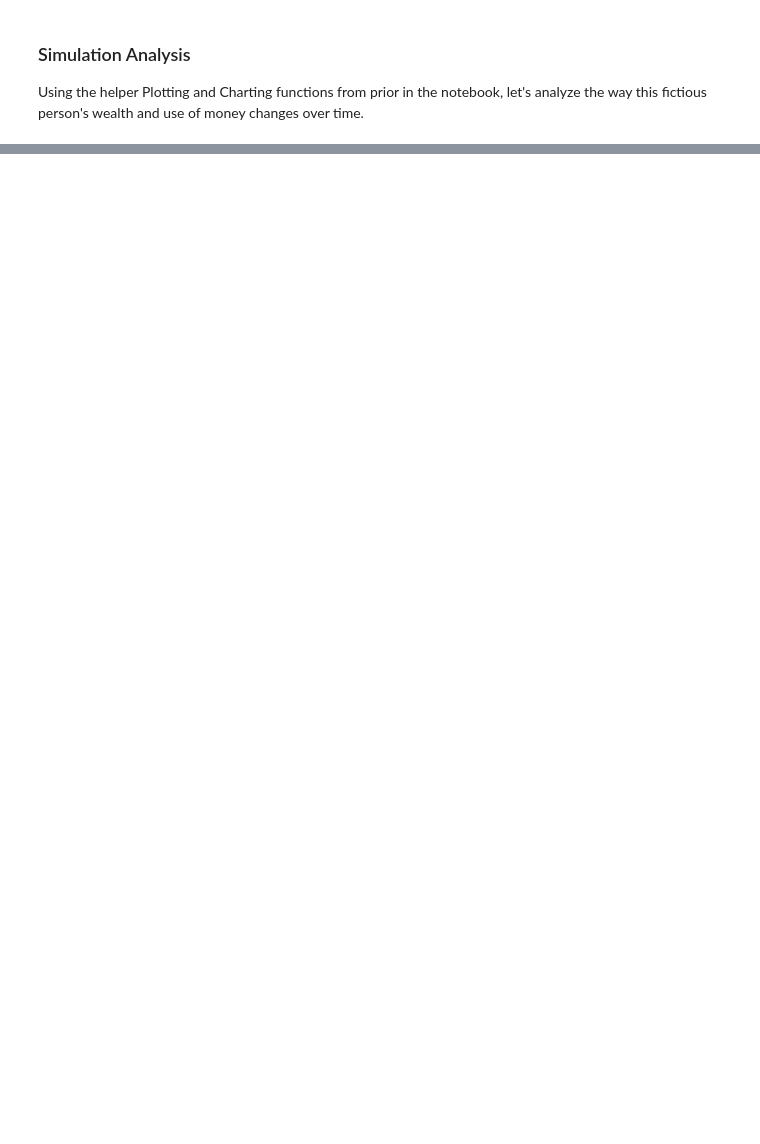
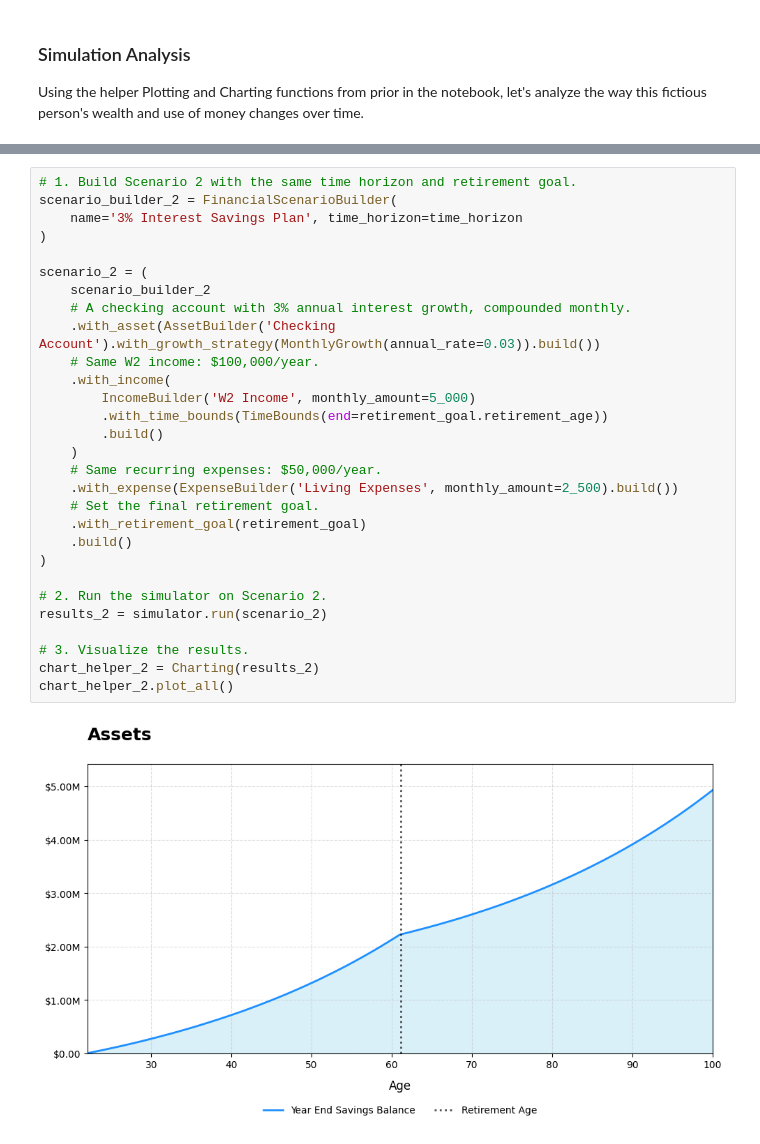
Before and after one commit to samrom3/fitinera-nb-examples, a Jupyter notebook: notebooks/simple_walkthrough.ipynb, the cells around one changed output, grey strips where cells are left out. Drawn from its saved outputs; the diff is of its cells as text; blank space fills up the shorter version.

Commit message:
Add the next scenario with interest rates to the simple notebook

```diff
--- a/notebooks/simple_walkthrough.ipynb
+++ b/notebooks/simple_walkthrough.ipynb
@@ -77,0 +115,31 @@ chart_helper.plot_all()
+# %%
+# 1. Build Scenario 2 with the same time horizon and retirement goal.
+scenario_builder_2 = FinancialScenarioBuilder(
+    name='3% Interest Savings Plan', time_horizon=time_horizon
+)
+
+scenario_2 = (
+    scenario_builder_2
+    # A checking account with 3% annual interest growth, compounded monthly.
+    .with_asset(AssetBuilder('Checking Account').with_growth_strategy(MonthlyGrowth(annual_rate=0.03)).build())
+    # Same W2 income: $100,000/year.
+    .with_income(
+        IncomeBuilder('W2 Income', monthly_amount=5_000)
+        .with_time_bounds(TimeBounds(end=retirement_goal.retirement_age))
+        .build()
+    )
+    # Same recurring expenses: $50,000/year.
+    .with_expense(ExpenseBuilder('Living Expenses', monthly_amount=2_500).build())
+    # Set the final retirement goal.
+    .with_retirement_goal(retirement_goal)
+    .build()
+)
+
+# 2. Run the simulator on Scenario 2.
+results_2 = simulator.run(scenario_2)
+
+# 3. Visualize the results.
+chart_helper_2 = Charting(results_2)
+chart_helper_2.plot_all()
+# %% [output]
+[figure, added]
```
Also changed, not shown: parts of 8 cells of this notebook.
